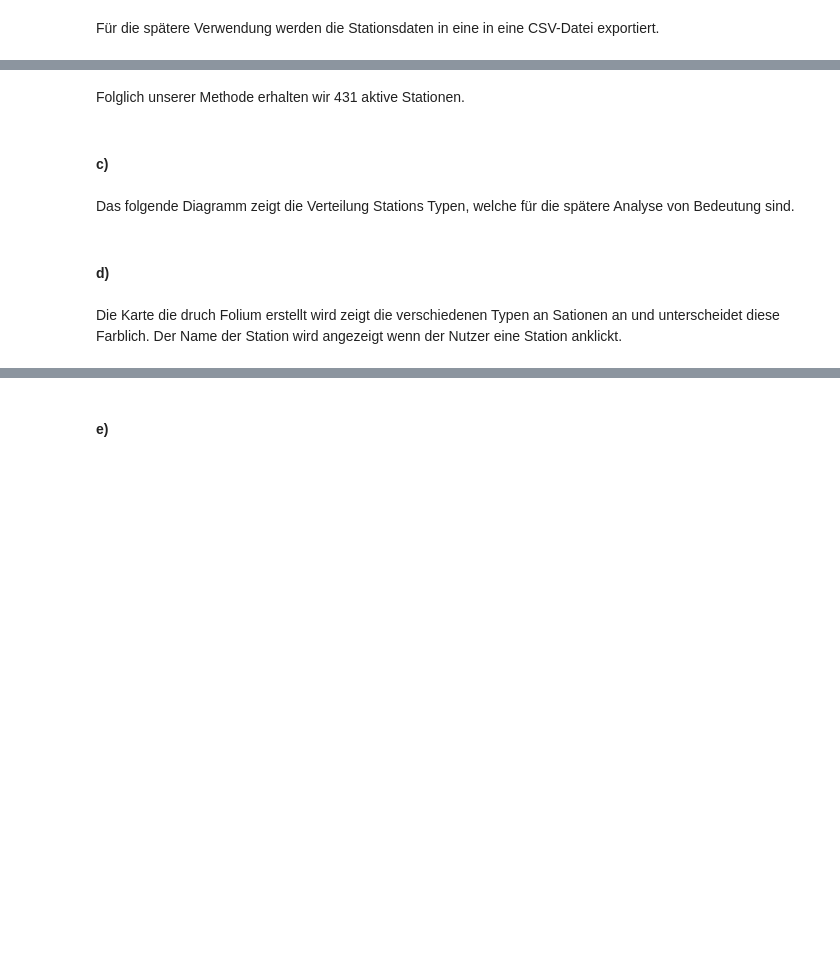
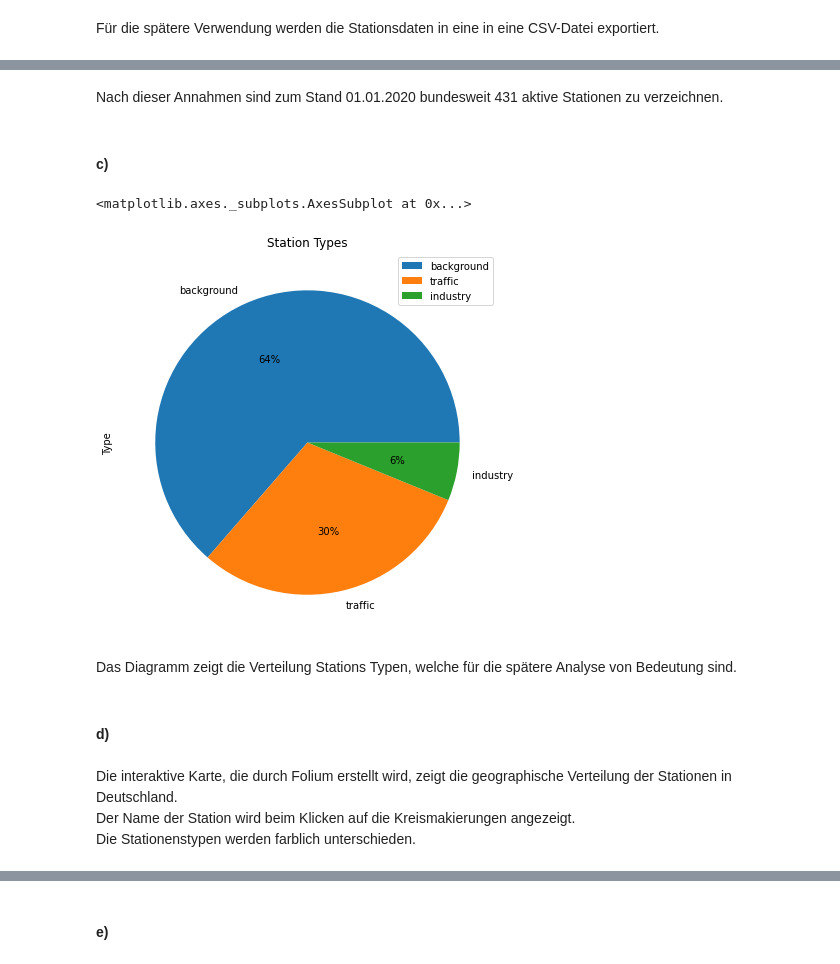
Before and after one commit to JFriedrich29/Studienarbeit-Data-Analytics, a Jupyter notebook: Abgabe/Studienarbeit.ipynb, the cells around one changed output, grey strips where cells are left out. Cells and saved outputs as stored; diff of their text form; code cells hidden in the pictures; blank space fills up the shorter version.

```diff
--- a/Abgabe/Studienarbeit.ipynb
+++ b/Abgabe/Studienarbeit.ipynb
@@ -48,6 +61,11 @@ len(df_stations.loc[df_stations["Deconstruction_Date"].isnull()])
-# %% [markdown]
- Folglich unserer Methode erhalten wir 431 aktive Stationen.
+# %% [markdown]
+ Nach dieser Annahmen sind zum Stand 01.01.2020 bundesweit 431 aktive Stationen zu verzeichnen.
 # %% [markdown]
  #### c)
+# %%
+df_stations['Type'].value_counts().plot.pie(figsize=(7, 7), title="Station Types", legend=True, autopct='%1.0f%%')
+# %% [output]
+<matplotlib.axes._subplots.AxesSubplot at 0x...>
+[figure, added]
 # %% [markdown]
- Das folgende Diagramm zeigt die Verteilung Stations Typen, welche für die spätere Analyse von Bedeutung sind.
+Das Diagramm zeigt die Verteilung Stations Typen, welche für die spätere Analyse von Bedeutung sind.
@@ -57,7 +72,9 @@ df_stations['Type'].value_counts().plot.pie(figsize=(
 # %% [markdown]
  #### d)
-# %% [markdown]
- Die Karte die druch Folium erstellt wird zeigt die verschiedenen Typen an Sationen an und unterscheidet diese Farblich. Der Name der Station wird angezeigt wenn der Nutzer eine Station anklickt.
+# %% [markdown]
+Die interaktive Karte, die durch Folium erstellt wird, zeigt die geographische Verteilung der Stationen in Deutschland.<br/>
+Der Name der Station wird beim Klicken auf die Kreismakierungen angezeigt.<br/>
+Die Stationenstypen werden farblich unterschieden.
 # %%
 colors = {"industry": "yellow", "traffic": "red", "background": "green"}
 
```
Also changed, not shown: parts of 8 cells of this notebook.
